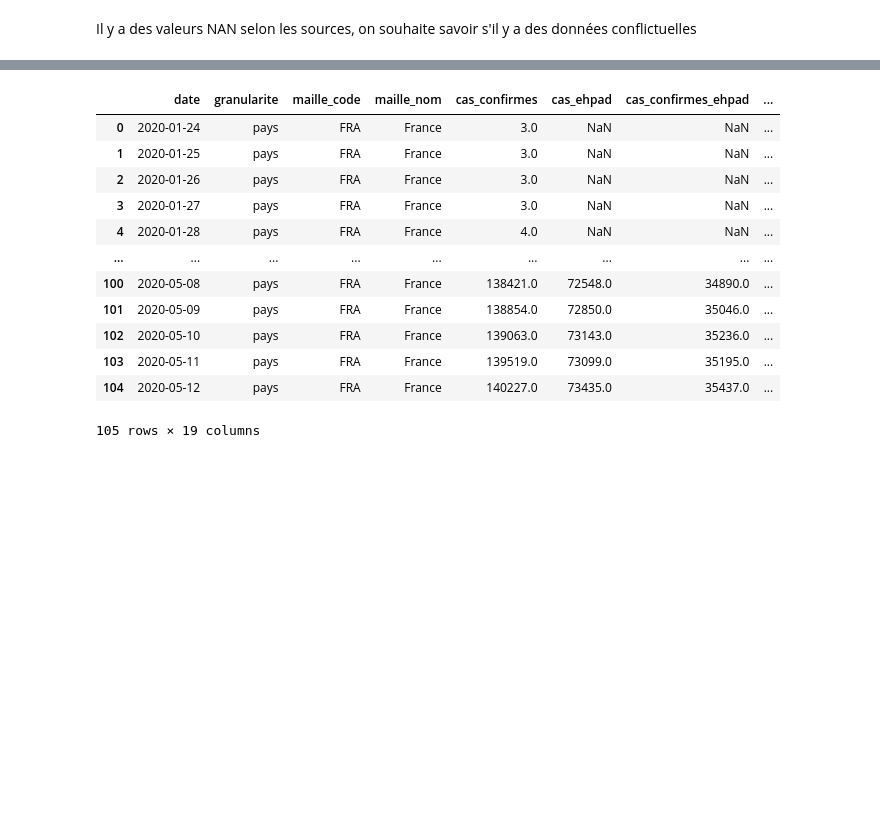
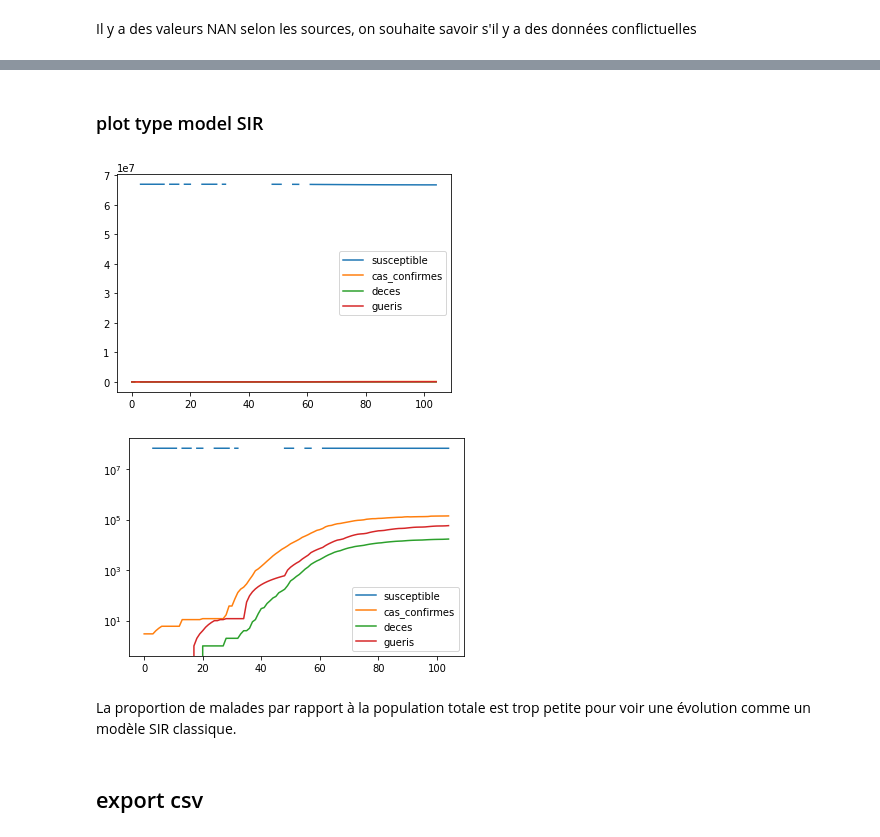
Before and after one commit to Pythalex/projet_science_des_donnees_ISD, a Jupyter notebook: exploration_chiffres_cles.ipynb, the cells around one changed output, grey strips where cells are left out. Drawn from its saved outputs; the diff is of its cells as text; code cells hidden in the pictures; blank space fills up the shorter version.

Commit message:
code propre pour l'exploration et le nettoyage

```diff
--- a/exploration_chiffres_cles.ipynb
+++ b/exploration_chiffres_cles.ipynb
@@ -106,18 +113,14 @@ evolution_par_jour[["susceptible", "cas_confirmes", "deces", "gueris"]].plot(log
+# %% [markdown]
+### plot type model SIR
+# %%
+vplot.plot_SIR(evolution_par_jour)
+vplot.plot_SIR(evolution_par_jour, logy=True)
+# %% [output]
+[figure, added]
+[figure, added]
+# %% [markdown]
+La proportion de malades par rapport à la population totale est trop petite pour voir une évolution comme un modèle SIR classique.
+# %% [markdown]
+## export csv
 # %%
 evolution_par_jour.to_csv("data/covid/france/evolution_par_jour.csv")
-# %%
-evolution_par_jour
-# %% [output]
-|  | date | granularite | maille_code | maille_nom | cas_confirmes | cas_ehpad | cas_confirmes_ehpad | ... |
-| 0 | 2020-01-24 | pays | FRA | France | 3.0 | NaN | NaN | ... |
-| 1 | 2020-01-25 | pays | FRA | France | 3.0 | NaN | NaN | ... |
-| 2 | 2020-01-26 | pays | FRA | France | 3.0 | NaN | NaN | ... |
-| 3 | 2020-01-27 | pays | FRA | France | 3.0 | NaN | NaN | ... |
-| 4 | 2020-01-28 | pays | FRA | France | 4.0 | NaN | NaN | ... |
-| ... | ... | ... | ... | ... | ... | ... | ... | ... |
-| 100 | 2020-05-08 | pays | FRA | France | 138421.0 | 72548.0 | 34890.0 | ... |
-| 101 | 2020-05-09 | pays | FRA | France | 138854.0 | 72850.0 | 35046.0 | ... |
-| 102 | 2020-05-10 | pays | FRA | France | 139063.0 | 73143.0 | 35236.0 | ... |
-| 103 | 2020-05-11 | pays | FRA | France | 139519.0 | 73099.0 | 35195.0 | ... |
-| 104 | 2020-05-12 | pays | FRA | France | 140227.0 | 73435.0 | 35437.0 | ... |
-105 rows × 19 columns
```
Also changed, not shown: parts of 20 cells of this notebook, 6 other files.
